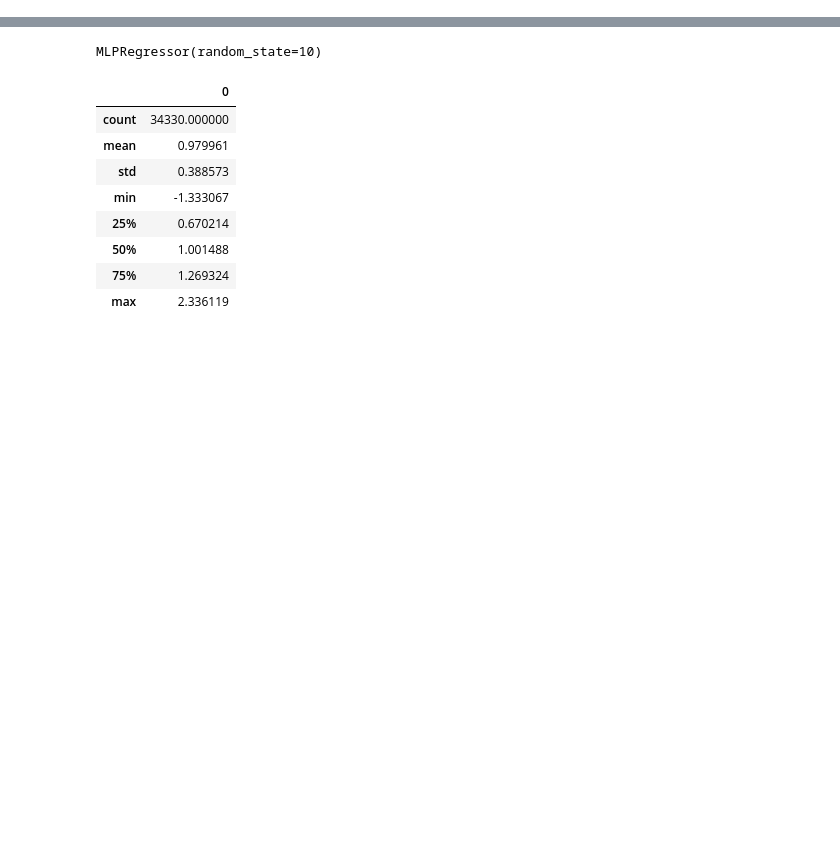
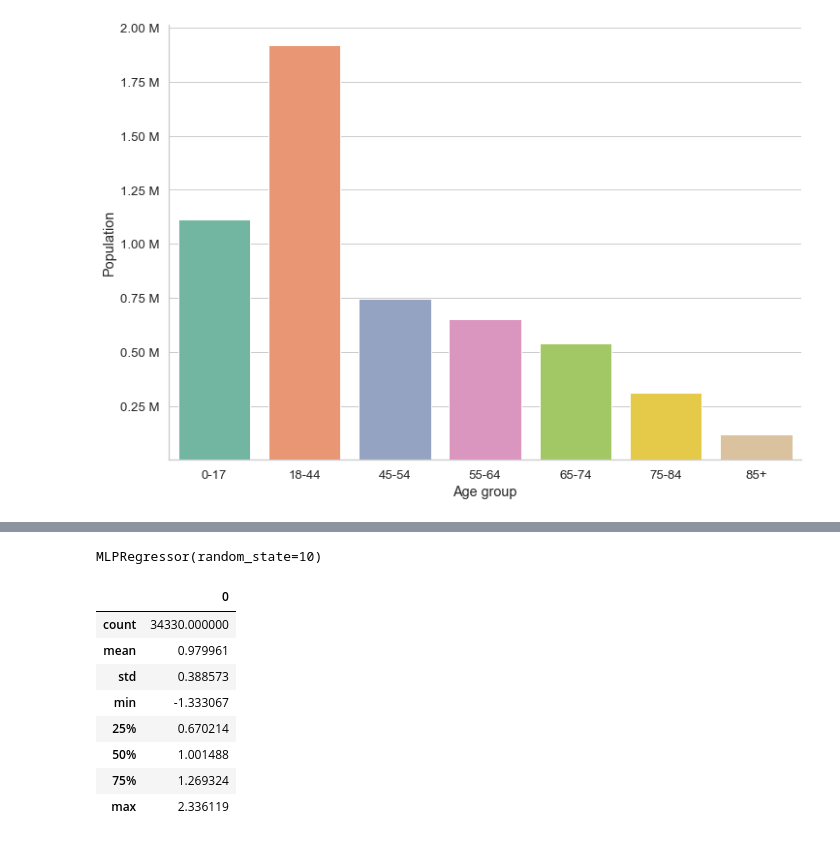
Before and after one commit to bendiknordeng/Epidemiologic-Strategies, a Jupyter notebook: epidemics.ipynb, the cells around one changed output, grey strips where cells are left out. Saved outputs shown, nothing was run; the diff lists cells and outputs as text; code cells hidden in the pictures; blank space fills up the shorter version.

```diff
--- a/epidemics.ipynb
+++ b/epidemics.ipynb
@@ -15,3 +17,7 @@ config = utils.create_named_tuple('config', paths.config)
 labels = utils.generate_labels_from_bins(config.age_bins)
 bins = config.age_bins
 population = utils.generate_custom_population(config.age_bins, labels)
+# %%
+age_group_pop = population[population.columns[2:-1]].sum(axis=0)
+age_group_pop = pd.DataFrame(age_group_pop.reset_index())
+age_group_pop.rename(columns={age_group_pop.columns[0]: "Age group", age_group_pop.columns[1]: "Population"}, inplace=True)
@@ -18,3 +35,16 @@ population = utils.generate_custom_population(config.age_bins, labels)
+# %%
+sns.set(rc={'figure.figsize':(11.7,8.27)})
+sns.set(font_scale=1.2)
+sns.set_style("whitegrid")
+ax = sns.barplot(data=age_group_pop, x="Age group", y="Population", palette="Set2")
+plt.xticks(rotation=0, horizontalalignment="center")
+ax.yaxis.set_major_formatter(FuncFormatter(lambda x, y: f"{x/1e6:.2f} M" if x > 0 else None))
+ax.spines['right'].set_visible(False)
+ax.spines['top'].set_visible(False)
+plt.savefig("plots/population.png", dpi=200)
+plt.show()
+# %% [output]
+[figure, added]
 # %%
 fhi_vaccine_plan = pd.read_csv("../data/fhi_vaccine_plan.csv")
 fhi_vaccine_plan
```
Also changed, not shown: parts of 3 cells of this notebook, 2 other files.
